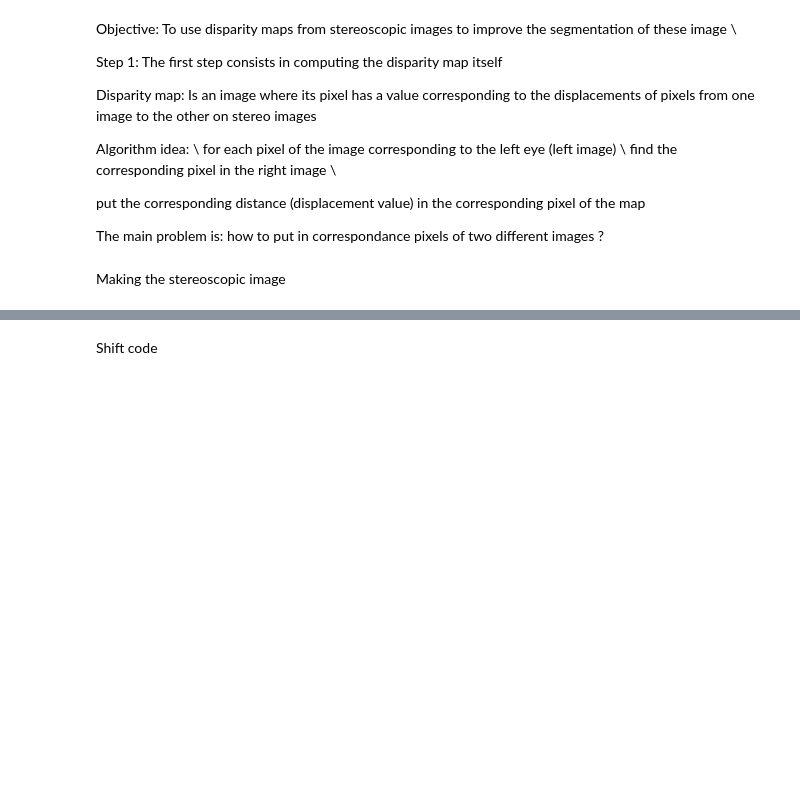
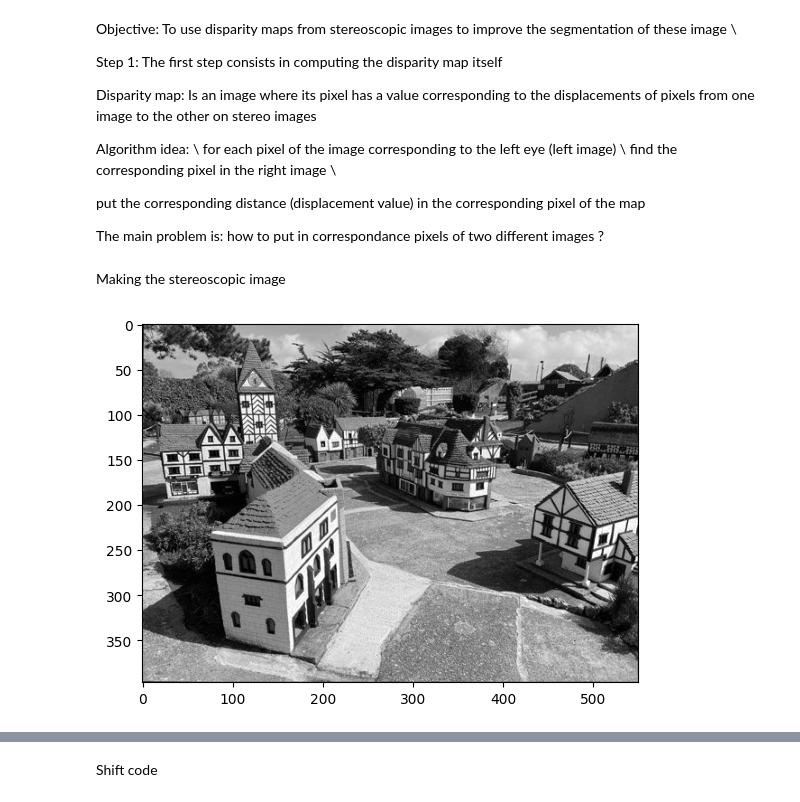
Before and after one commit to Arevalinchy/Image_Processing_Initiative, a Jupyter notebook: IIPP.ipynb, the cells around one changed output, grey strips where cells are left out. Drawn from its saved outputs; the diff is of its cells as text; code cells hidden in the pictures; blank space fills up the shorter version.

```diff
--- a/IIPP.ipynb
+++ b/IIPP.ipynb
@@ -29,0 +26,11 @@ plt.show()
+# %%
+img = cv.imread('stereoimage.jpg', cv.IMREAD_GRAYSCALE)
+#taking the two stereocopic images
+imgL = img[100:500,0:550] #Due to being matrices is simle to grab ROIs by giving the coordinates (ROI == Regions Of Interes)
+imgR = img[100:500,550:1200]
+# %%
+#Plotting the left one
+plt.imshow(imgL,'gray')
+plt.show()
+# %% [output]
+[figure, added]
```
Also changed, not shown: parts of 9 cells of this notebook.
